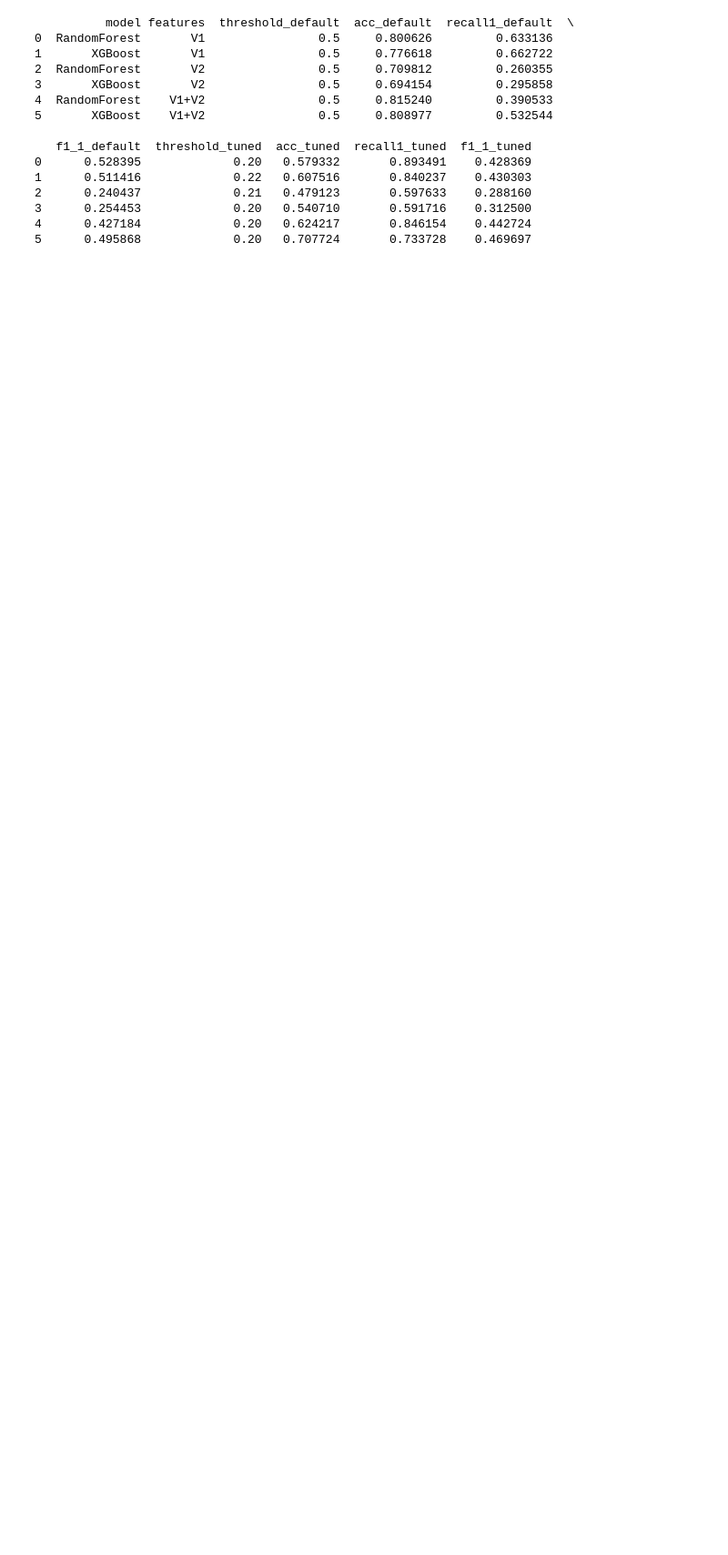
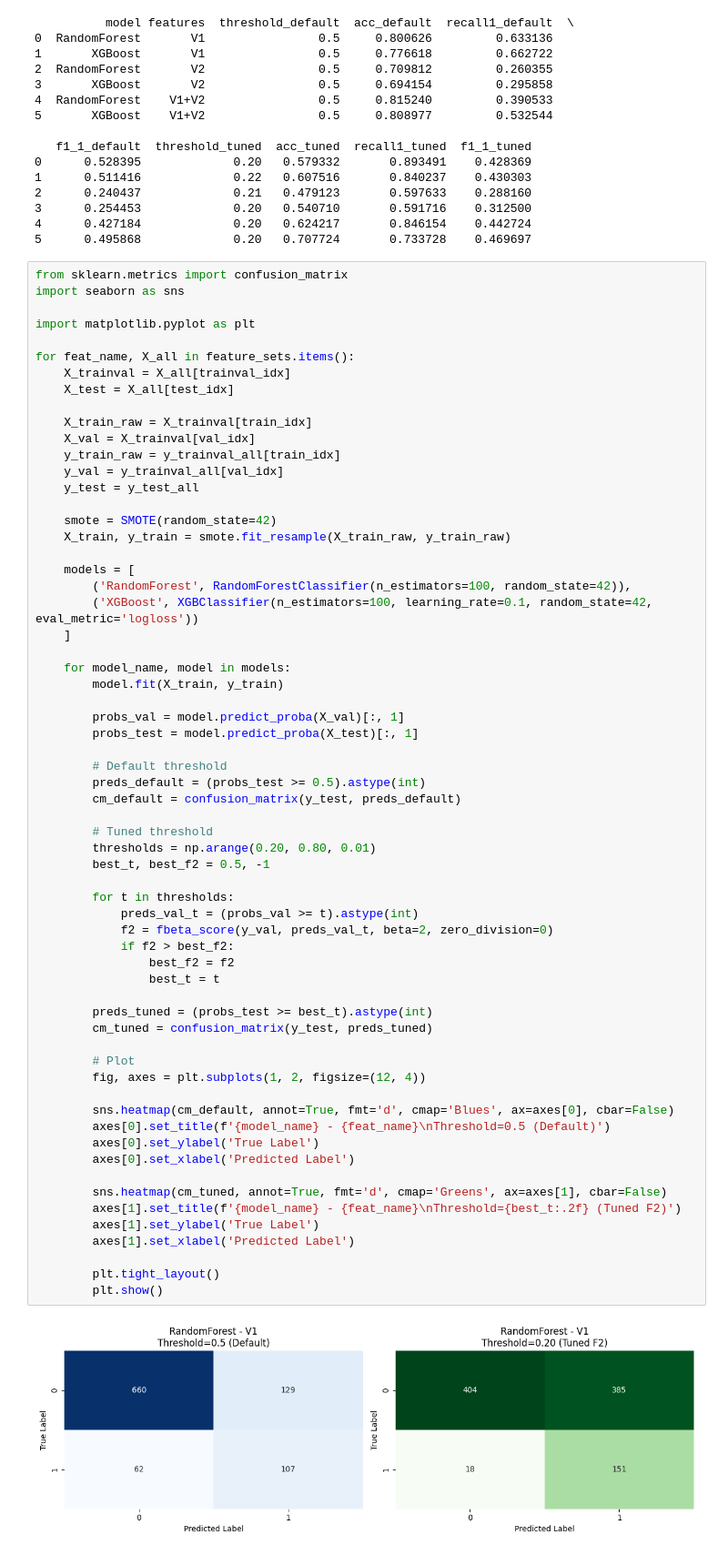
Before and after one commit to Helmy0-0/idsc2026, a Jupyter notebook: idsc2026ml.ipynb, the cells around one changed output. Shown at 91% size. Cells and saved outputs as stored; diff of their text form; blank space fills up the shorter version.

```diff
--- a/idsc2026ml.ipynb
+++ b/idsc2026ml.ipynb
@@ -521,3 +521,68 @@ print(results_df)
 3      0.254453             0.20   0.540710       0.591716    0.312500
 4      0.427184             0.20   0.624217       0.846154    0.442724
 5      0.495868             0.20   0.707724       0.733728    0.469697
+# %%
+from sklearn.metrics import confusion_matrix
+import seaborn as sns
+
+import matplotlib.pyplot as plt
+
+for feat_name, X_all in feature_sets.items():
+    X_trainval = X_all[trainval_idx]
+    X_test = X_all[test_idx]
+
+    X_train_raw = X_trainval[train_idx]
+    X_val = X_trainval[val_idx]
+    y_train_raw = y_trainval_all[train_idx]
+    y_val = y_trainval_all[val_idx]
+    y_test = y_test_all
+
+    smote = SMOTE(random_state=42)
+    X_train, y_train = smote.fit_resample(X_train_raw, y_train_raw)
+
+    models = [
+        ('RandomForest', RandomForestClassifier(n_estimators=100, random_state=42)),
+        ('XGBoost', XGBClassifier(n_estimators=100, learning_rate=0.1, random_state=42, eval_metric='logloss'))
+    ]
+
+    for model_name, model in models:
+        model.fit(X_train, y_train)
+
+        probs_val = model.predict_proba(X_val)[:, 1]
+        probs_test = model.predict_proba(X_test)[:, 1]
+
+        # Default threshold
+        preds_default = (probs_test >= 0.5).astype(int)
+        cm_default = confusion_matrix(y_test, preds_default)
+
+        # Tuned threshold
+        thresholds = np.arange(0.20, 0.80, 0.01)
+        best_t, best_f2 = 0.5, -1
+
+        for t in thresholds:
+            preds_val_t = (probs_val >= t).astype(int)
+            f2 = fbeta_score(y_val, preds_val_t, beta=2, zero_division=0)
+            if f2 > best_f2:
+                best_f2 = f2
+                best_t = t
+
+        preds_tuned = (probs_test >= best_t).astype(int)
+        cm_tuned = confusion_matrix(y_test, preds_tuned)
+
+        # Plot
+        fig, axes = plt.subplots(1, 2, figsize=(12, 4))
+
+        sns.heatmap(cm_default, annot=True, fmt='d', cmap='Blues', ax=axes[0], cbar=False)
+        axes[0].set_title(f'{model_name} - {feat_name}\nThreshold=0.5 (Default)')
+        axes[0].set_ylabel('True Label')
+        axes[0].set_xlabel('Predicted Label')
+
+        sns.heatmap(cm_tuned, annot=True, fmt='d', cmap='Greens', ax=axes[1], cbar=False)
+        axes[1].set_title(f'{model_name} - {feat_name}\nThreshold={best_t:.2f} (Tuned F2)')
+        axes[1].set_ylabel('True Label')
+        axes[1].set_xlabel('Predicted Label')
+
+        plt.tight_layout()
+        plt.show()
+# %% [output]
+[figure, added]
```
Also changed, not shown: parts of 2 cells of this notebook.
